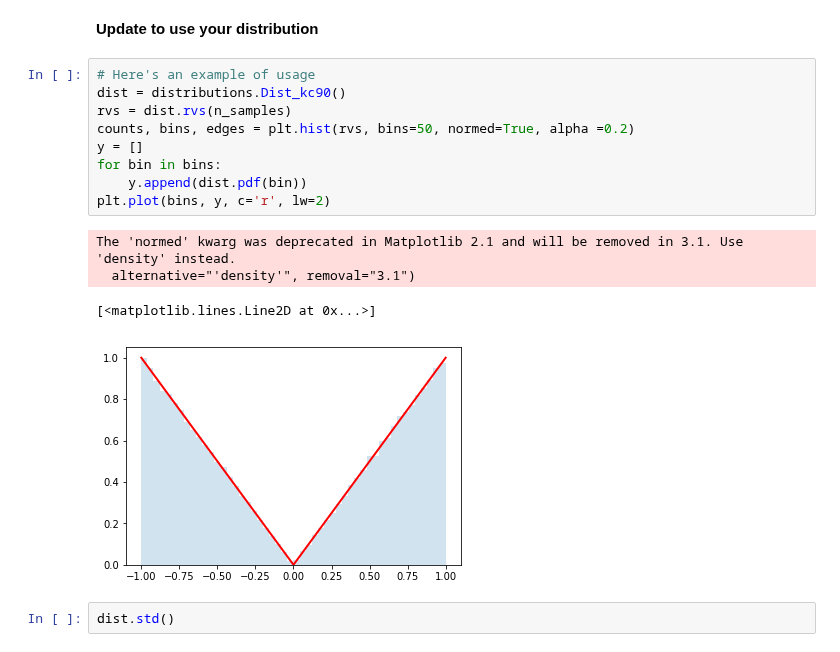
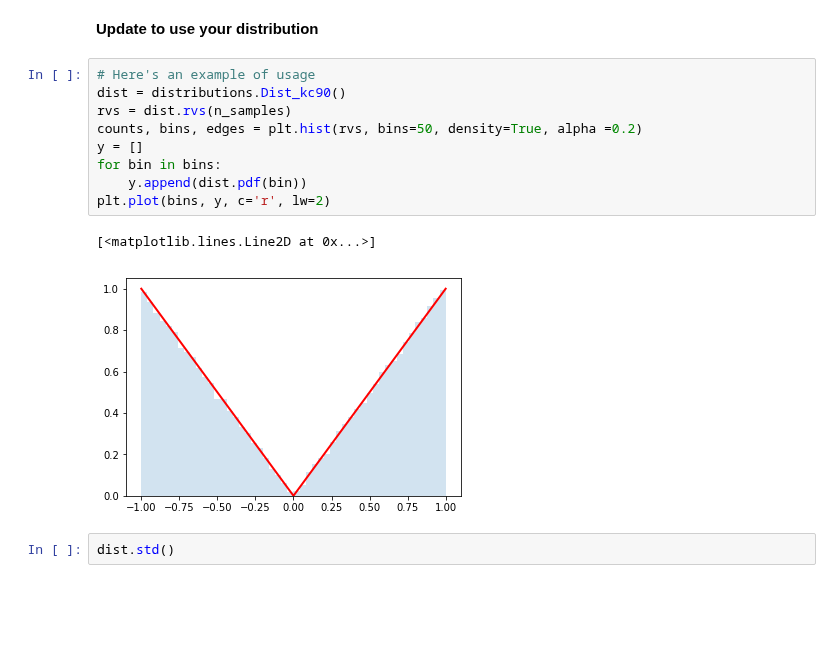
Before and after one commit to cranmer/intro-exp-phys-II, a Jupyter notebook: Central-Limit-Theorem.ipynb, the cells around one changed output. Drawn from its saved outputs; the diff is of its cells as text; blank space fills up the shorter version.

```diff
--- a/Central-Limit-Theorem.ipynb
+++ b/Central-Limit-Theorem.ipynb
@@ -187,17 +196,15 @@ n_samples = 100000
 # %%
 # Here's an example of usage
 dist = distributions.Dist_kc90()
 rvs = dist.rvs(n_samples)
-counts, bins, edges = plt.hist(rvs, bins=50, normed=True, alpha =0.2)
+counts, bins, edges = plt.hist(rvs, bins=50, density=True, alpha =0.2)
 y = []
 for bin in bins:
     y.append(dist.pdf(bin))
 plt.plot(bins, y, c='r', lw=2)
 # %% [output]
-The 'normed' kwarg was deprecated in Matplotlib 2.1 and will be removed in 3.1. Use 'density' instead.
-  alternative="'density'", removal="3.1")
+[<matplotlib.lines.Line2D at 0x...>]
-[<matplotlib.lines.Line2D at 0x...>]
-[figure, old version]
+[figure, new version]
 # %%
 dist.std()
 # %% [output]
```
Also changed, not shown: parts of 18 cells of this notebook.
